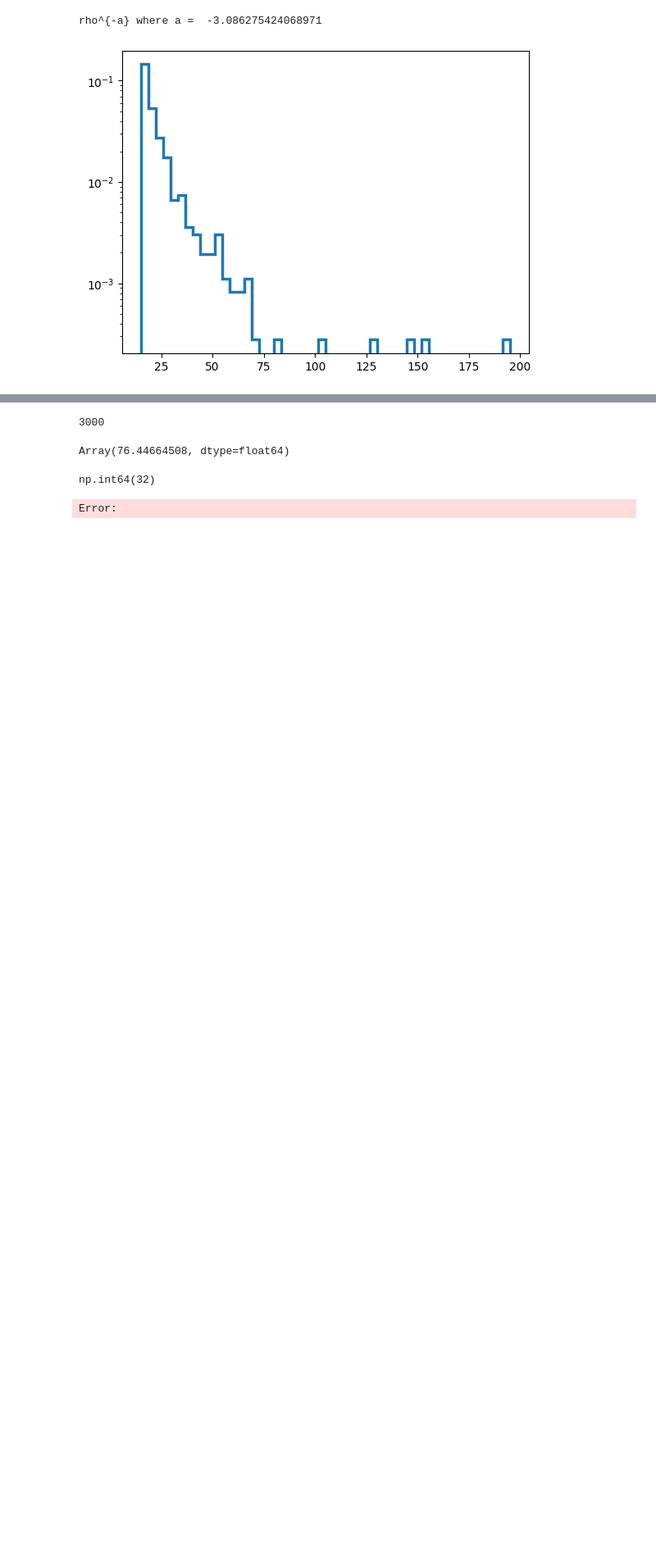
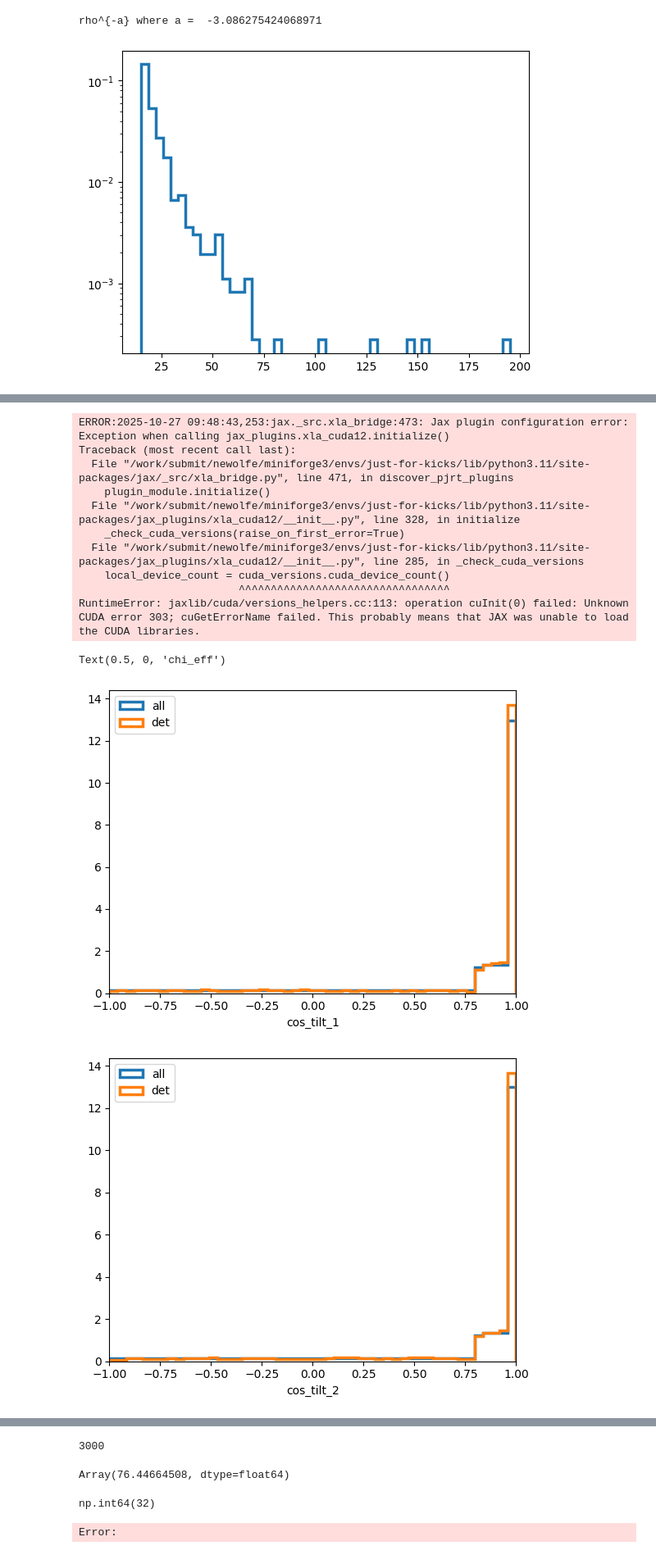
Before and after one commit to noahewolfe/tilts-and-kicks, a Jupyter notebook: code/03-reweighting-efficiency.ipynb, the cells around one changed output, grey strips where cells are left out. Shown at 82% size. Cells and saved outputs as stored; diff of their text form; code cells hidden in the pictures; blank space fills up the shorter version.

```diff
--- a/code/03-reweighting-efficiency.ipynb
+++ b/code/03-reweighting-efficiency.ipynb
@@ -229,0 +275,57 @@ for k, v in allinj.items():
+# %%
+from models import truncnorm
+
+ks = dict(histtype='step', bins=jnp.linspace(-1, 1, 50), linewidth=2.5, density=True)
+
+fig, ax = plt.subplots()
+ax.hist(allinj['cos_tilt_1'], label='all', **ks)
+ax.hist(det['cos_tilt_1'], label='det', **ks)
+ax.set_xlim(-1, 1)
+ax.legend()
+ax.set_xlabel('cos_tilt_1')
+
+fig, ax = plt.subplots()
+ax.hist(allinj['cos_tilt_2'], label='all', **ks)
+ax.hist(det['cos_tilt_2'], label='det', **ks)
+ax.set_xlim(-1, 1)
+ax.legend()
+ax.set_xlabel('cos_tilt_2')
+
+from util import calc_chieff
+
+all_chieff = calc_chieff(
+    allinj['mass_ratio'],
+    allinj['a_1'],
+    allinj['a_2'],
+    allinj['cos_tilt_1'],
+    allinj['cos_tilt_2']
+)
+
+det_chieff = calc_chieff(
+    det['mass_ratio'],
+    det['a_1'],
+    det['a_2'],
+    det['cos_tilt_1'],
+    det['cos_tilt_2']
+)
+
+fig, ax = plt.subplots()
+ax.hist(all_chieff, label='all', **ks)
+ax.hist(det_chieff, label='det', **ks)
+ax.set_xlim(-1, 1)
+ax.legend()
+ax.set_xlabel('chi_eff')
+# %% [output]
+ERROR:2025-10-27 09:48:43,253:jax._src.xla_bridge:473: Jax plugin configuration error: Exception when calling jax_plugins.xla_cuda12.initialize()
+Traceback (most recent call last):
+  File "/work/submit/newolfe/miniforge3/envs/just-for-kicks/lib/python3.11/site-packages/jax/_src/xla_bridge.py", line 471, in discover_pjrt_plugins
+    plugin_module.initialize()
+  File "/work/submit/newolfe/miniforge3/envs/just-for-kicks/lib/python3.11/site-packages/jax_plugins/xla_cuda12/__init__.py", line 328, in initialize
+    _check_cuda_versions(raise_on_first_error=True)
+  File "/work/submit/newolfe/miniforge3/envs/just-for-kicks/lib/python3.11/site-packages/jax_plugins/xla_cuda12/__init__.py", line 285, in _check_cuda_versions
+    local_device_count = cuda_versions.cuda_device_count()
+                         ^^^^^^^^^^^^^^^^^^^^^^^^^^^^^^^^^
+RuntimeError: jaxlib/cuda/versions_helpers.cc:113: operation cuInit(0) failed: Unknown CUDA error 303; cuGetErrorName failed. This probably means that JAX was unable to load the CUDA libraries.
+Text(0.5, 0, 'chi_eff')
+[figure, added]
+[figure, added]
```
Also changed, not shown: parts of 6 cells of this notebook, 5 other files.
